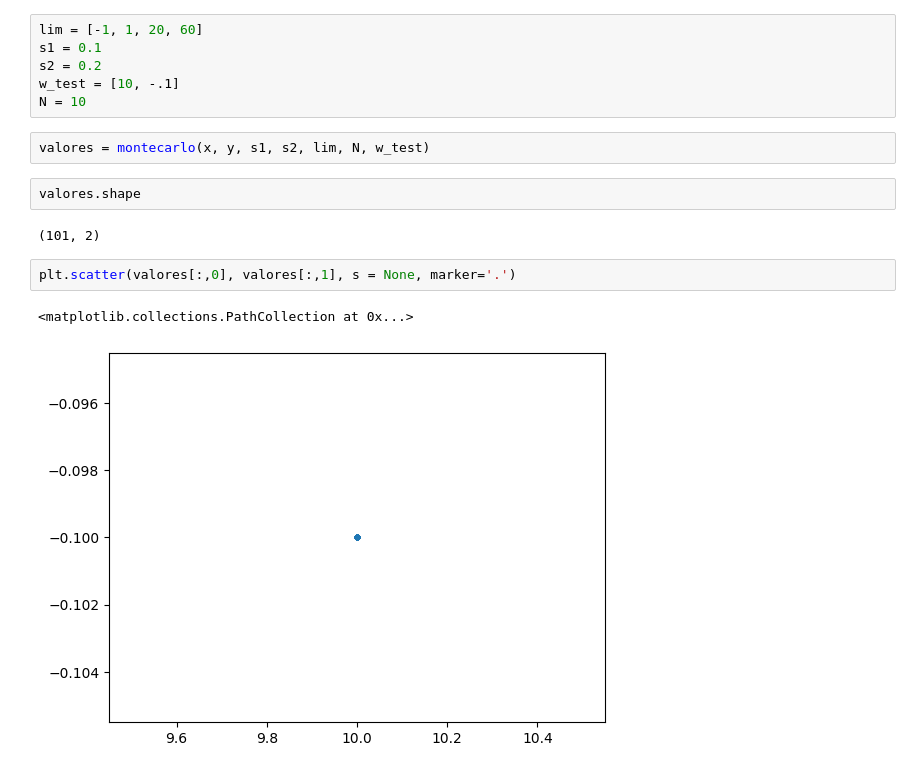
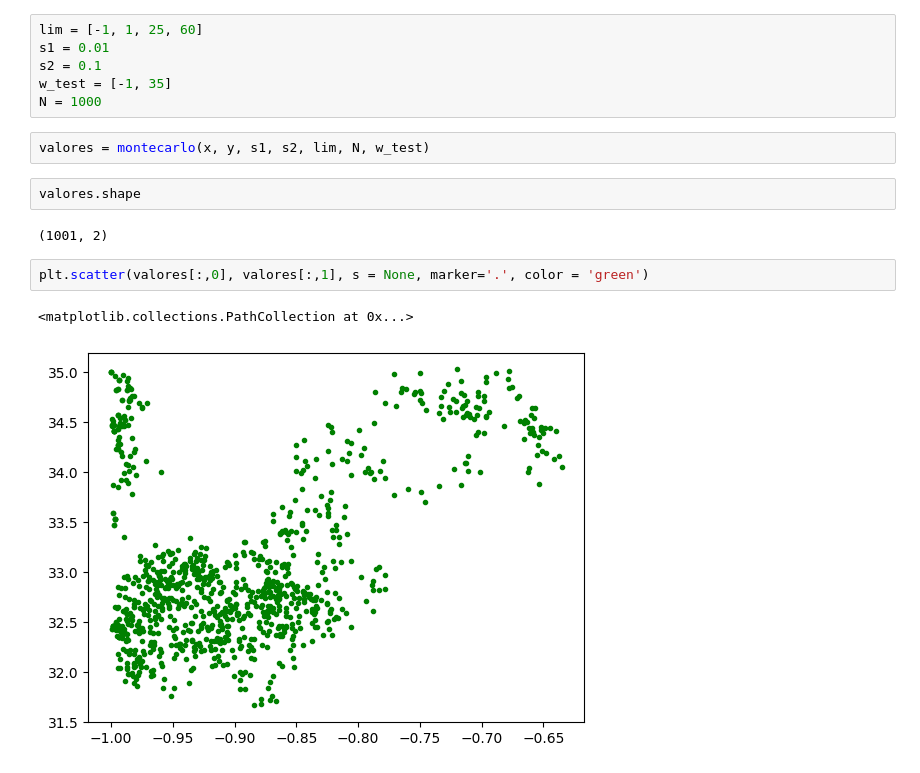
Before and after one commit to DCI-alxogm/ml2023-BlackPuma075, a Jupyter notebook: Sep29_30/Monte_Carlo_Markov_Chain.ipynb, the cells around one changed output. Cells and saved outputs as stored; diff of their text form.

```diff
--- a/Sep29_30/Monte_Carlo_Markov_Chain.ipynb
+++ b/Sep29_30/Monte_Carlo_Markov_Chain.ipynb
@@ -102,19 +102,19 @@ def montecarlo(x, y, s1, s2, lim, repeticiones, w):
   chain = np.array(chain)
   return chain
 # %%
-lim = [-1, 1, 20, 60]
-s1 = 0.1
-s2 = 0.2
-w_test = [10, -.1]
-N = 10
+lim = [-1, 1, 25, 60]
+s1 = 0.01
+s2 = 0.1
+w_test = [-1, 35]
+N = 1000
 # %%
 valores = montecarlo(x, y, s1, s2, lim, N, w_test)
 # %%
 valores.shape
 # %% [output]
-(101, 2)
+(1001, 2)
 # %%
-plt.scatter(valores[:,0], valores[:,1], s = None, marker='.')
+plt.scatter(valores[:,0], valores[:,1], s = None, marker='.', color = 'green')
 # %% [output]
 <matplotlib.collections.PathCollection at 0x...>
-[figure, old version]
+[figure, new version]
```
Also changed, not shown: parts of 2 cells of this notebook.
